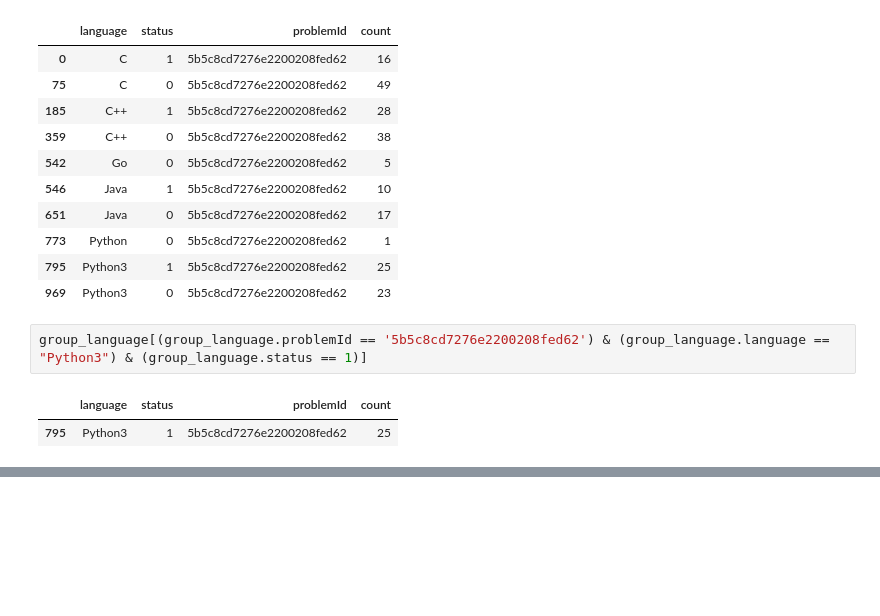
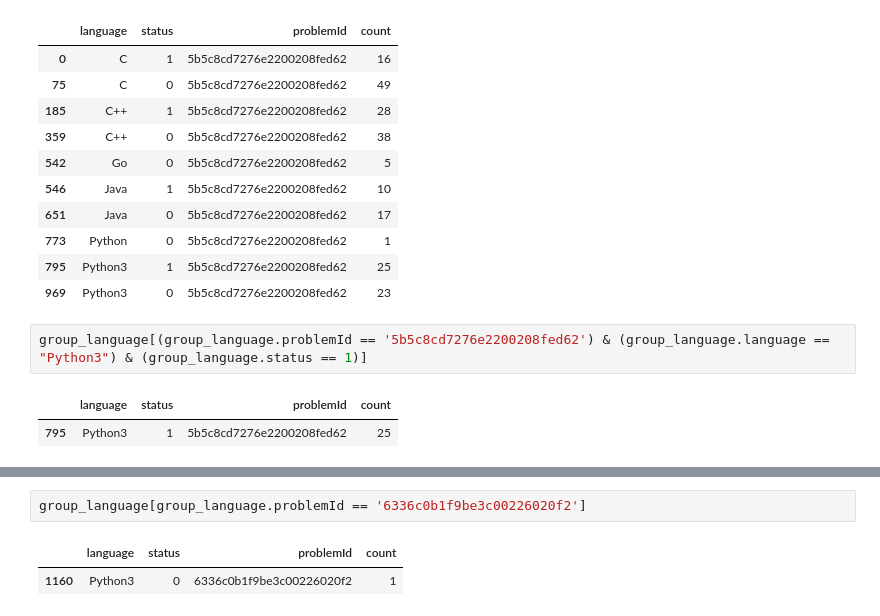
Before and after one commit to siesgstarena/synapse, a Jupyter notebook: notebooks/EDA/preprocessing.ipynb, the cells around one changed output, grey strips where cells are left out. Drawn from its saved outputs; the diff is of its cells as text; blank space fills up the shorter version.

```diff
--- a/notebooks/EDA/preprocessing.ipynb
+++ b/notebooks/EDA/preprocessing.ipynb
@@ -482,0 +593,5 @@ group_language[(group_language.problemId == '5b5c8cd7276e2200208fed62') & (group
+# %%
+group_language[group_language.problemId == '6336c0b1f9be3c00226020f2']
+# %% [output]
+|  | language | status | problemId | count |
+| 1160 | Python3 | 0 | 6336c0b1f9be3c00226020f2 | 1 |
```
Also changed, not shown: parts of 21 cells of this notebook, 3 other files.
